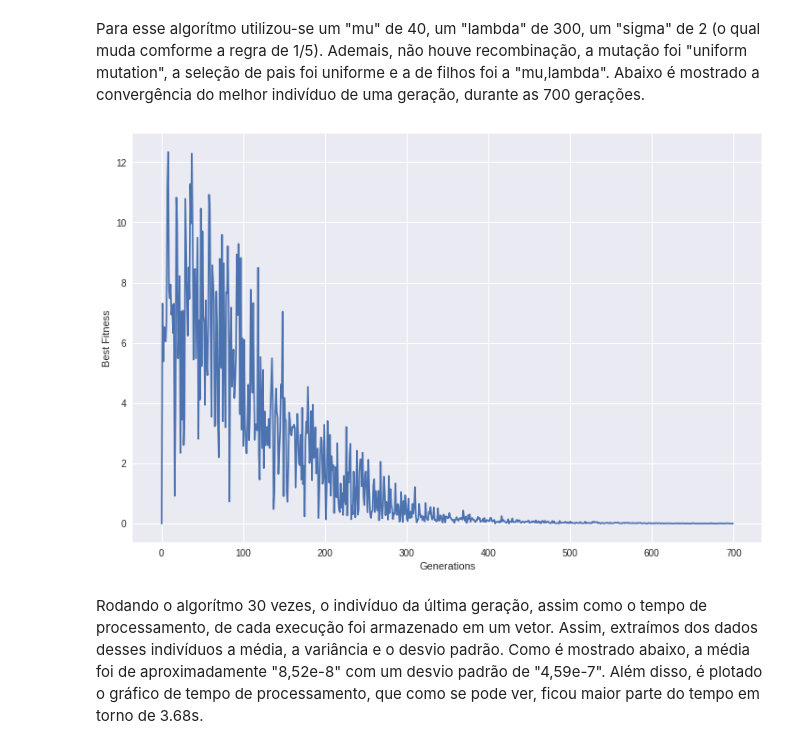
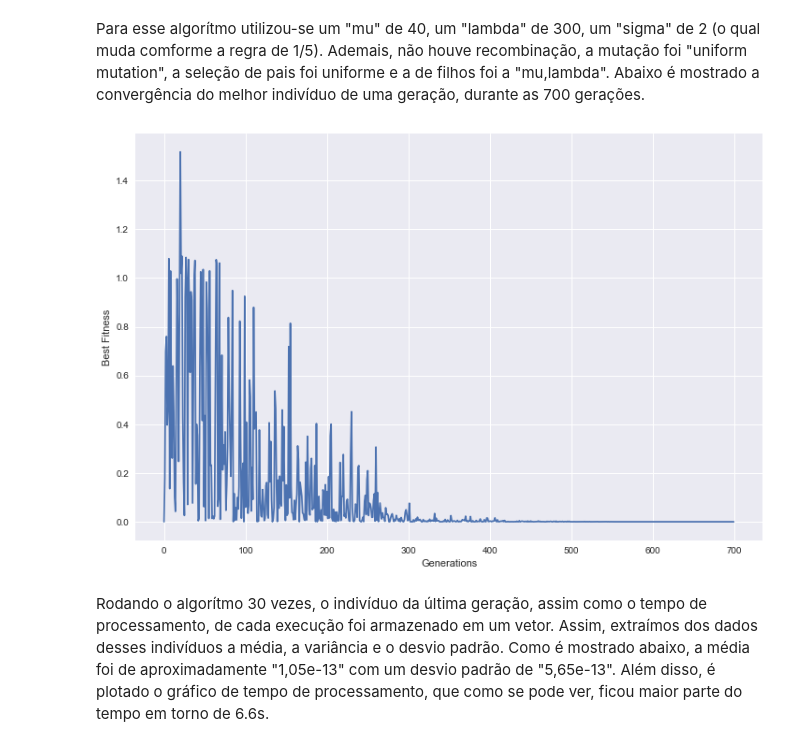
Before and after one commit to csamuelr/evocomp, a Jupyter notebook: exercicio_letra_b.ipynb, the cells around one changed output. Saved outputs shown, nothing was run; the diff lists cells and outputs as text; code cells hidden in the pictures.

```diff
--- a/exercicio_letra_b.ipynb
+++ b/exercicio_letra_b.ipynb
@@ -340,37 +340,37 @@ GENERATIONS = 700;
 UB = 32
 LB = -32
 pop_size = 40
 pop = np.random.uniform(low=-32, high=32, size=(pop_size,2))
 model = ModelES(
 pop,
-Ackley().compute,
+Griewank().compute,
 "uniform mutation",
 "mu,lambda",
 "random",
 2,
 300,
 40,
 10,
 GENERATIONS,
 UB,
 LB,
 0)
 
 es_alg = ES(model)
 
 es_alg.run(model)
 
 x = range(0,GENERATIONS)
 plt.figure(figsize=(12,8))
 plt.style.use('seaborn')
 plt.plot(x, model.fitness)
 plt.xlabel('Generations')
 plt.ylabel('Best Fitness')
 plt.show()
 # %% [output]
-[figure, old version]
+[figure, new version]
 # %% [markdown]
-Rodando o algorítmo 30 vezes, o indivíduo da última geração, assim como o tempo de processamento, de cada execução foi armazenado em um vetor. Assim, extraímos dos dados desses indivíduos a média, a variância e o desvio padrão. Como é mostrado abaixo, a média foi de aproximadamente "8,52e-8" com um desvio padrão de "4,59e-7". Além disso, é plotado o gráfico de tempo de processamento, que como se pode ver, ficou maior parte do tempo em torno de 3.68s.
+Rodando o algorítmo 30 vezes, o indivíduo da última geração, assim como o tempo de processamento, de cada execução foi armazenado em um vetor. Assim, extraímos dos dados desses indivíduos a média, a variância e o desvio padrão. Como é mostrado abaixo, a média foi de aproximadamente "1,05e-13" com um desvio padrão de "5,65e-13". Além disso, é plotado o gráfico de tempo de processamento, que como se pode ver, ficou maior parte do tempo em torno de 6.6s.
 # %%
 all_best_solutions = []
 all_execution_time = []
```
Also changed, not shown: parts of 8 cells of this notebook, 5 other files.
